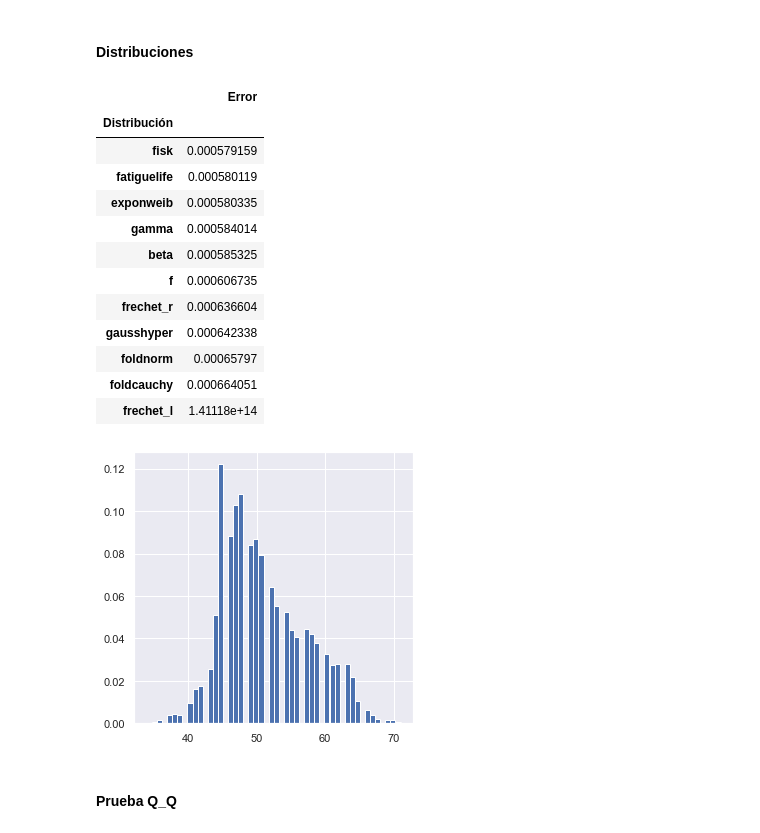
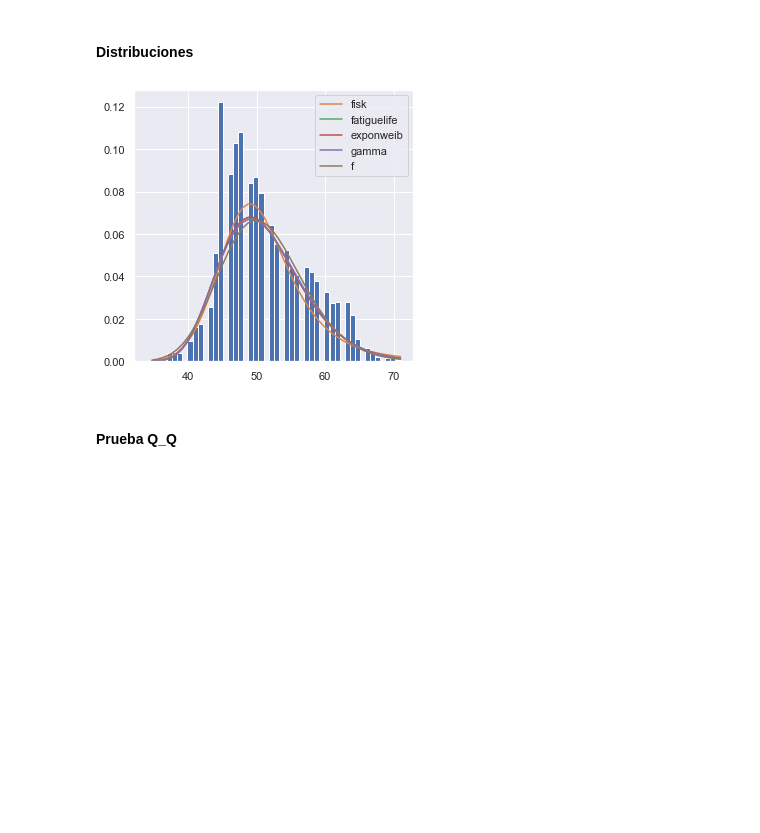
Before and after one commit to Tania-Bell/Proyecto_Modulo1, a Jupyter notebook: Proyecto_BellT_FloresA radiación solar.ipynb, the cells around one changed output. Cells and saved outputs as stored; diff of their text form; code cells hidden in the pictures; blank space fills up the shorter version.

```diff
--- a/Proyecto_BellT_FloresA radiación solar.ipynb
+++ b/Proyecto_BellT_FloresA radiación solar.ipynb
@@ -359,22 +336,9 @@ plt.show()
 # %% [markdown]
 #### Distribuciones
-# %%
-distribuciones(temp) # la mejor distribución fue fisk para el nodo temperatura
-# %% [output]
-|  | Error |
-| Distribución |  |
-| fisk | 0.000579159 |
-| fatiguelife | 0.000580119 |
-| exponweib | 0.000580335 |
-| gamma | 0.000584014 |
-| beta | 0.000585325 |
-| f | 0.000606735 |
-| frechet_r | 0.000636604 |
-| gausshyper | 0.000642338 |
-| foldnorm | 0.00065797 |
-| foldcauchy | 0.000664051 |
-| frechet_l | 1.41118e+14 |
-[figure, removed]
+# %%
+distribucion, params = distribuciones(temp)
+# %% [output]
+[figure, added]
 # %% [markdown]
 #### Prueba Q_Q
 # %%
```
Also changed, not shown: parts of 59 cells of this notebook.
